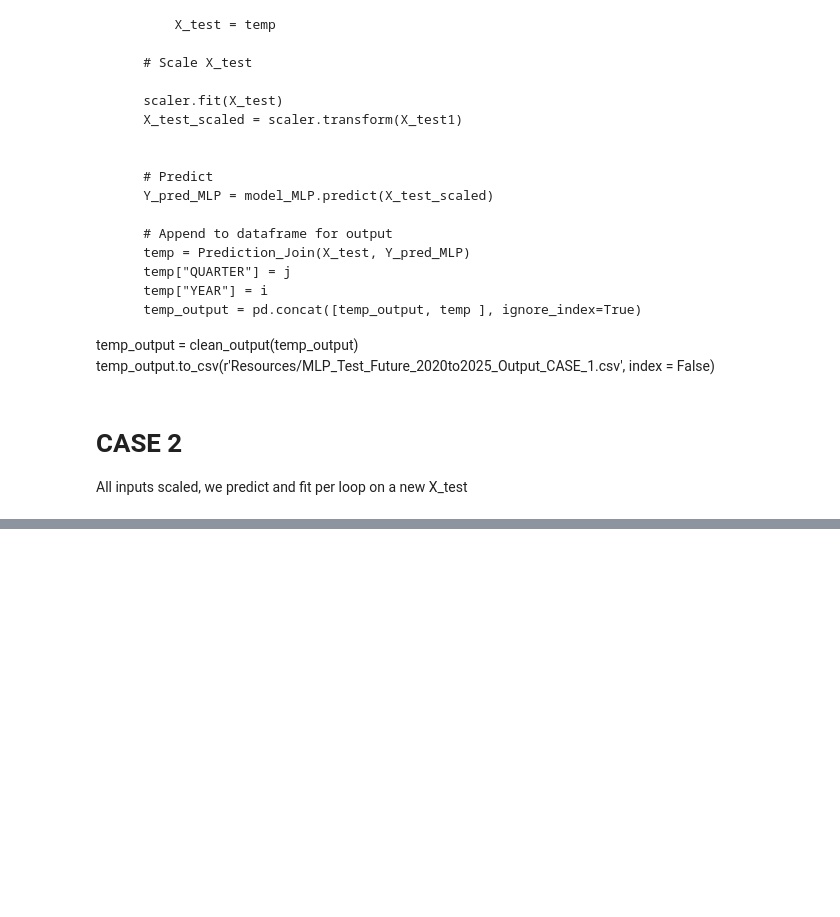
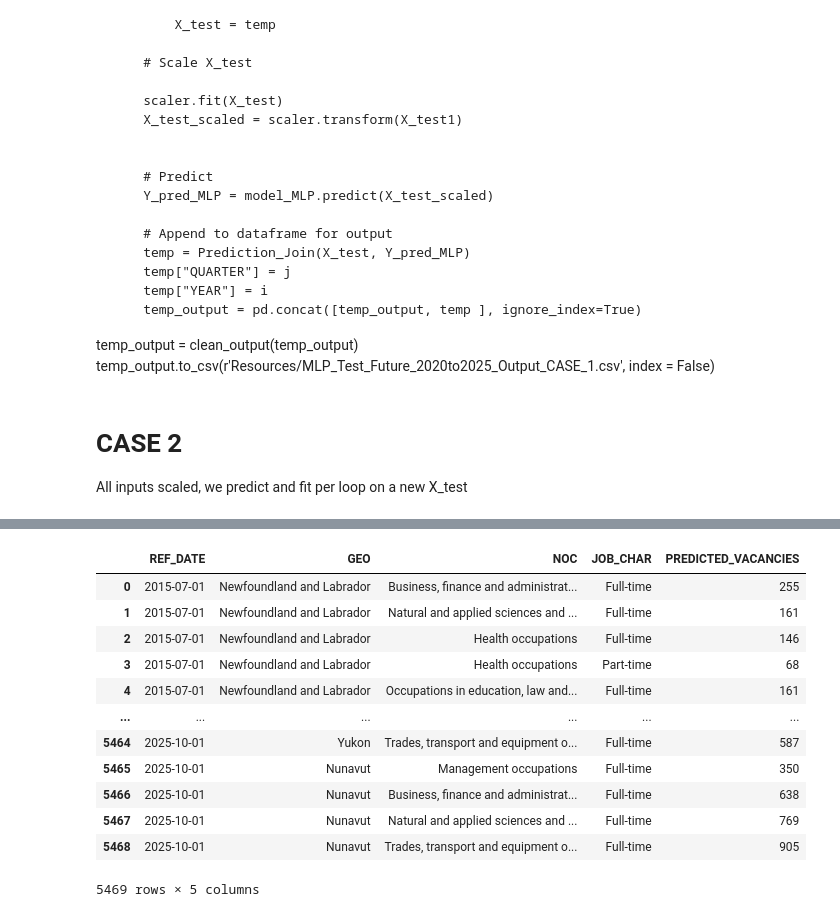
Before and after one commit to alecngai/Predicting_Canadian_Job_Vacancies, a Jupyter notebook: Machine_Learning/Alec_MLP_Future_Predictions.ipynb, the cells around one changed output, grey strips where cells are left out. Saved outputs shown, nothing was run; the diff lists cells and outputs as text; code cells hidden in the pictures; blank space fills up the shorter version.

```diff
--- a/Machine_Learning/Alec_MLP_Future_Predictions.ipynb
+++ b/Machine_Learning/Alec_MLP_Future_Predictions.ipynb
@@ -39,13 +46,14 @@ pd.set_option("display.max_rows", 30, "display.max_columns", None)
 # %%
 # Connection to database to pull CSV
 conn = psycopg2.connect(
-   host = config.config["host"],
-   port = config.config["port"],
-   dbname =  config.config["dbname"],
-   user = config.config["user"],
-   password =config.config["password"])
+   host = config["host"],
+   port = config["port"],
+   dbname =  config["dbname"],
+   user = config["user"],
+   password = config["password"])
 
 print("Postgres Connected")
 df = pd.read_sql_query('SELECT * FROM "machinelearning"', con=conn)
+conn.close()
 # %% [output]
 Postgres Connected
@@ -510,6 +511,8 @@ temp_output = pd.DataFrame(columns =['YEAR',
 # %% [markdown]
 # CASE 0
 # %%
+# Predicting all previous data from 2015 to 2020
+
 Y_pred = model_MLP.predict(X_train_MLP_scaled)
 Case_0 = Prediction_Join(X, Y_pred)
 Case_0 = clean_output(Case_0)
@@ -521,6 +524,9 @@ print('Coefficient of determination Testing (R^2): %.2f'
 print('Mean squared error (MSE): %.2f'
       % mean_squared_error(Y, Y_pred))
 Case_0
+Case_0["REF_DATE"] = Case_0["REF_DATE"].astype(str)
+
+Case_0.to_csv(r'Resources/MLP_Test_Future_2020to2025_Output_CASE_0.csv', index = False)
 # %% [output]
 4
 Accuracy training : 0.981
@@ -589,12 +582,19 @@ All inputs scaled, we predict and fit per loop on a new X_test
 for i in Years:
     for j in Quarters:
         print( i , j )
+
+        model_MLP = MLPRegressor(
+            hidden_layer_sizes=(28,28),  activation='relu', solver='adam', alpha=0.0001, batch_size='auto',
+            learning_rate='adaptive', learning_rate_init=0.001, power_t=0.5, max_iter=5000, shuffle=True,
+            random_state=1, tol=0.0001, verbose=False, warm_start=False, momentum=0.9, nesterovs_momentum=True,
+            early_stopping=False, validation_fraction=0.1, beta_1=0.9, beta_2=0.999, epsilon=1e-08)
+
         # We skip 2020 Q1 because we don't have data for it
-        if (i == 2020) & (j == 1):
+        if (i == 2020) and (j == 1):
             continue
 
         # If not 2020 Q2 make a new X_test, we do not include 2020 Q2 since X_test is made outside the loop and requires different formating rules
-        elif not ((i == 2020) & (j == 2)):
+        elif not ((i == 2020) and (j == 2)):
             # Make new X_test from Y_pred_MLP and old X_test
             temp = MLP_Join(X_test, Y_pred_MLP)
             temp["PREVIOUS_VACANCY"] = temp["PREDICTED_VACANCIES"]
@@ -603,21 +603,21 @@ for i in Years:
             temp["YEAR"] = i
             X_test = temp
 
-            Future_X = pd.concat([Future_X, X_test], ignore_index=True)
-
 
         # Scale X_test
-
+        scaler = StandardScaler()
         scaler.fit(Future_X)
-        X_test_scaled = scaler.transform(Future_X)
+        Future_X_scaled = scaler.transform(Future_X)
+        X_test_scaled = scaler.transform(X_test)
 
         # Fit
-        model_MLP.fit(X_test_scaled, Future_Y)
+        model_MLP.fit(Future_X_scaled, Future_Y)
 
         # Predict
         Y_pred_MLP = model_MLP.predict(X_test_scaled)
         Y_pred_df = pd.DataFrame(Y_pred_MLP)
         Future_Y = pd.concat([Future_Y, Y_pred_df], ignore_index=True)
+        Future_X = pd.concat([Future_X, X_test], ignore_index=True)
 
         # Append to dataframe for output
         temp = Prediction_Join(X_test, Y_pred_MLP)
@@ -626,7 +626,10 @@ for i in Years:
         temp_output = pd.concat([temp_output, temp ], ignore_index=True)
 
 
+print(temp_output["QUARTER"].unique())
 temp_output = clean_output(temp_output)
+temp_output["REF_DATE"] = temp_output["REF_DATE"].astype(str)
+
 temp_output.to_csv(r'Resources/MLP_Test_Future_2020to2025_Output_CASE_2.csv', index = False)
 # %% [output]
 2020 1
@@ -634,0 +681,18 @@ ValueError: Found input variables with inconsistent numbers of samples: [2587, 4
+# %%
+temp_output = pd.concat([Case_0, temp_output], ignore_index=True)
+# %%
+temp_output
+# %% [output]
+|  | REF_DATE | GEO | NOC | JOB_CHAR | PREDICTED_VACANCIES |
+| 0 | 2015-07-01 | Newfoundland and Labrador | Business, finance and administrat... | Full-time | 255 |
+| 1 | 2015-07-01 | Newfoundland and Labrador | Natural and applied sciences and ... | Full-time | 161 |
+| 2 | 2015-07-01 | Newfoundland and Labrador | Health occupations | Full-time | 146 |
+| 3 | 2015-07-01 | Newfoundland and Labrador | Health occupations | Part-time | 68 |
+| 4 | 2015-07-01 | Newfoundland and Labrador | Occupations in education, law and... | Full-time | 161 |
+| ... | ... | ... | ... | ... | ... |
+| 5464 | 2025-10-01 | Yukon | Trades, transport and equipment o... | Full-time | 587 |
+| 5465 | 2025-10-01 | Nunavut | Management occupations | Full-time | 350 |
+| 5466 | 2025-10-01 | Nunavut | Business, finance and administrat... | Full-time | 638 |
+| 5467 | 2025-10-01 | Nunavut | Natural and applied sciences and ... | Full-time | 769 |
+| 5468 | 2025-10-01 | Nunavut | Trades, transport and equipment o... | Full-time | 905 |
+5469 rows × 5 columns
```
Also changed, not shown: parts of 13 cells of this notebook, 1 other file.
